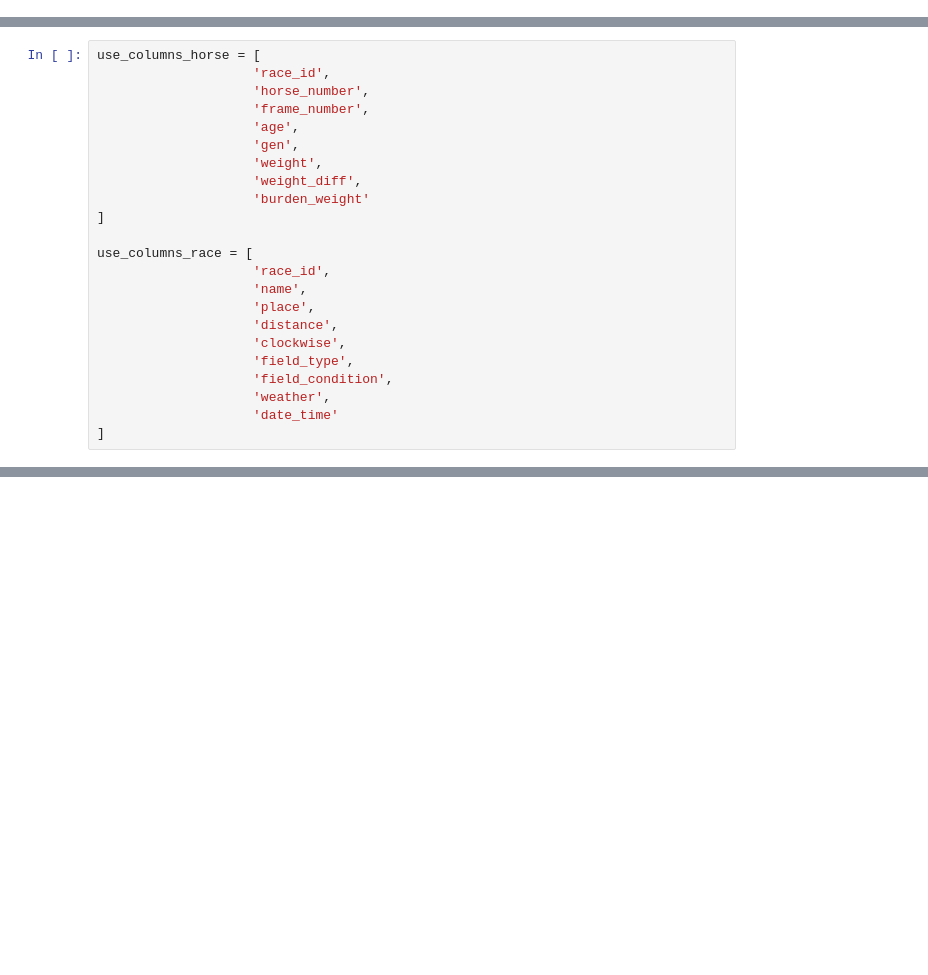
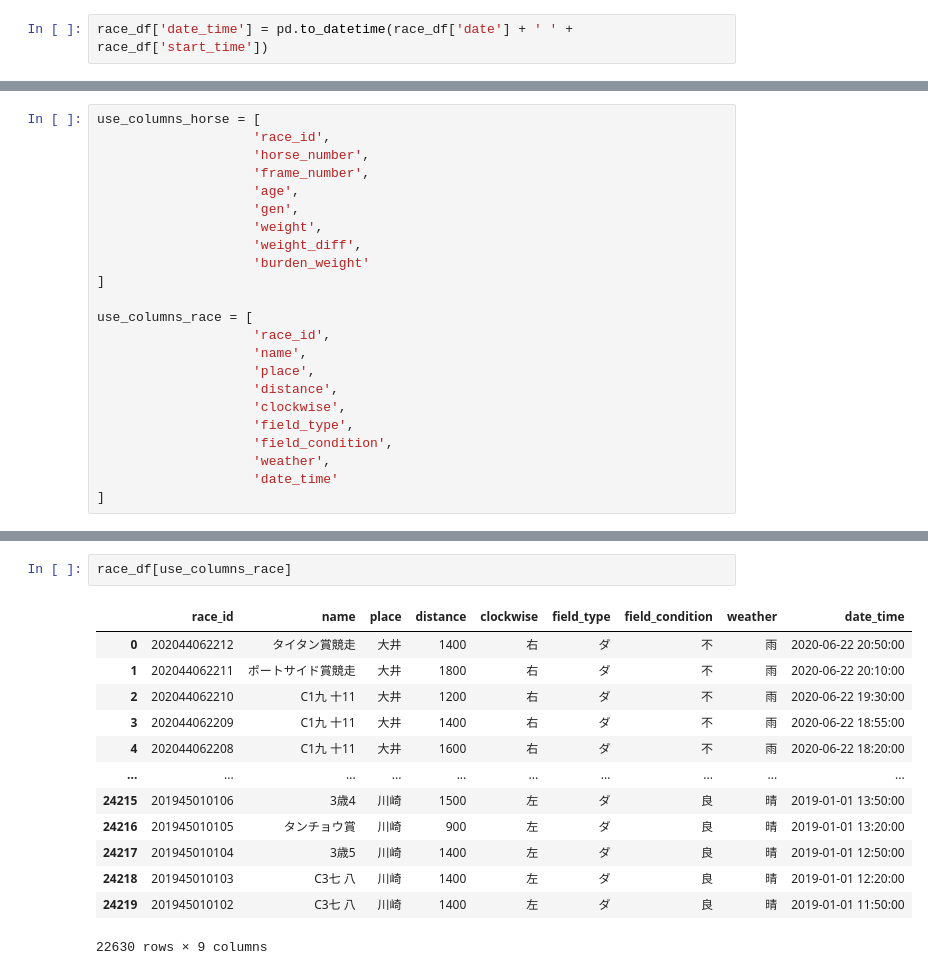
Before and after one commit to monda00/horse-race-notebook, a Jupyter notebook: make_import_data.ipynb, the cells around one changed output, grey strips where cells are left out. Cells and saved outputs as stored; diff of their text form; blank space fills up the shorter version.

```diff
--- a/make_import_data.ipynb
+++ b/make_import_data.ipynb
@@ -64,2 +91,4 @@ Name: race_id, Length: 22630, dtype: int64
 # %% [markdown]
 ## 日時
+# %%
+race_df['date_time'] = pd.to_datetime(race_df['date'] + ' ' + race_df['start_time'])
@@ -120,0 +173,16 @@ use_columns_race = [
+# %%
+race_df[use_columns_race]
+# %% [output]
+|  | race_id | name | place | distance | clockwise | field_type | field_condition | weather | date_time |
+| 0 | 202044062212 | タイタン賞競走 | 大井 | 1400 | 右 | ダ | 不 | 雨 | 2020-06-22 20:50:00 |
+| 1 | 202044062211 | ポートサイド賞競走 | 大井 | 1800 | 右 | ダ | 不 | 雨 | 2020-06-22 20:10:00 |
+| 2 | 202044062210 | C1九 十11 | 大井 | 1200 | 右 | ダ | 不 | 雨 | 2020-06-22 19:30:00 |
+| 3 | 202044062209 | C1九 十11 | 大井 | 1400 | 右 | ダ | 不 | 雨 | 2020-06-22 18:55:00 |
+| 4 | 202044062208 | C1九 十11 | 大井 | 1600 | 右 | ダ | 不 | 雨 | 2020-06-22 18:20:00 |
+| ... | ... | ... | ... | ... | ... | ... | ... | ... | ... |
+| 24215 | 201945010106 | 3歳4 | 川崎 | 1500 | 左 | ダ | 良 | 晴 | 2019-01-01 13:50:00 |
+| 24216 | 201945010105 | タンチョウ賞 | 川崎 | 900 | 左 | ダ | 良 | 晴 | 2019-01-01 13:20:00 |
+| 24217 | 201945010104 | 3歳5 | 川崎 | 1400 | 左 | ダ | 良 | 晴 | 2019-01-01 12:50:00 |
+| 24218 | 201945010103 | C3七 八 | 川崎 | 1400 | 左 | ダ | 良 | 晴 | 2019-01-01 12:20:00 |
+| 24219 | 201945010102 | C3七 八 | 川崎 | 1400 | 左 | ダ | 良 | 晴 | 2019-01-01 11:50:00 |
+22630 rows × 9 columns
```
Also changed, not shown: parts of 12 cells of this notebook.
